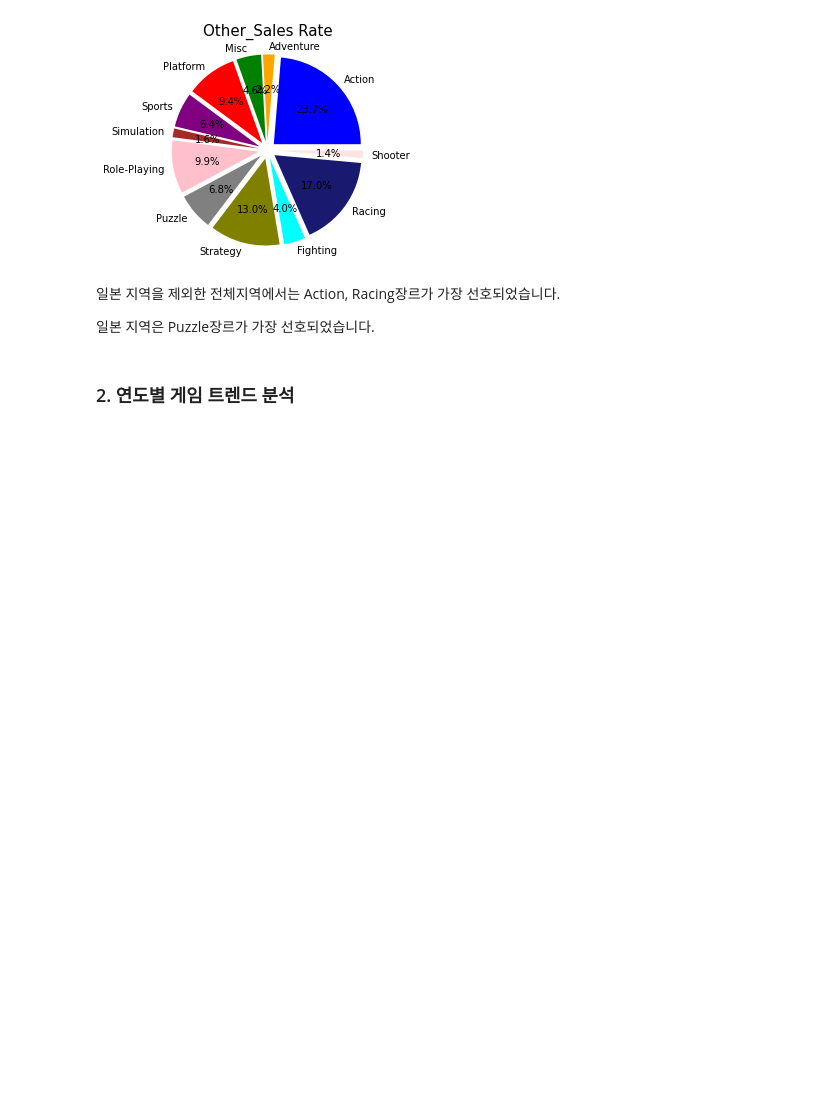
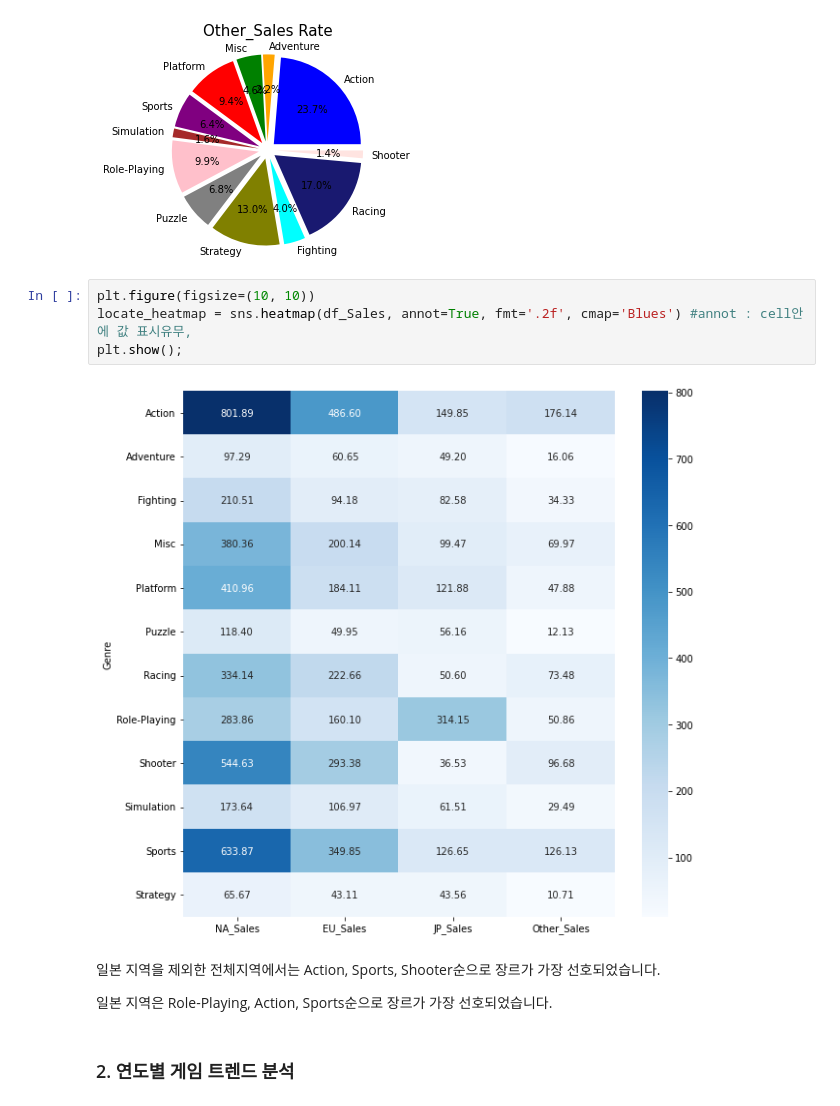
Before and after one commit to kimkihyun1/Game-Genre-Analysis, a Jupyter notebook: AI_14_김기현_Section1.ipynb, the cells around one changed output. Saved outputs shown, nothing was run; the diff lists cells and outputs as text; blank space fills up the shorter version.

```diff
--- a/AI_14_김기현_Section1.ipynb
+++ b/AI_14_김기현_Section1.ipynb
@@ -262,10 +262,20 @@ plt.show();
 [figure]
 [figure]
 [figure]
+# %%
+plt.figure(figsize=(10, 10))
+locate_heatmap = sns.heatmap(df_Sales, annot=True, fmt='.2f', cmap='Blues') #annot : cell안에 값 표시유무,
+plt.show();
+# %% [output]
+[figure, added]
 # %% [markdown]
-일본 지역을 제외한 전체지역에서는 Action, Racing장르가 가장 선호되었습니다.
+일본 지역을 제외한 전체지역에서는 Action, Sports, Shooter순으로 장르가 가장 선호되었습니다.
 
-일본 지역은 Puzzle장르가 가장 선호되었습니다.
+
+
+
+
+일본 지역은 Role-Playing, Action, Sports순으로 장르가 가장 선호되었습니다.
 # %% [markdown]
 ### 2. 연도별 게임 트렌드 분석
 # %%
```
Also changed, not shown: parts of 10 cells of this notebook.
